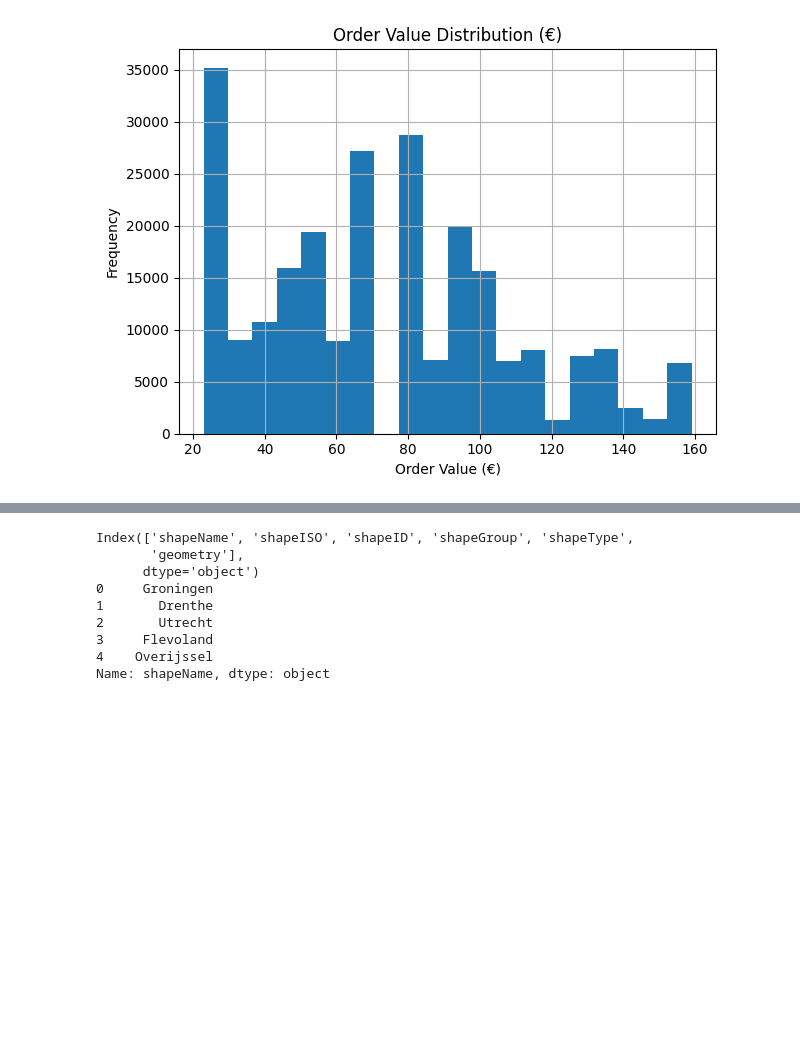
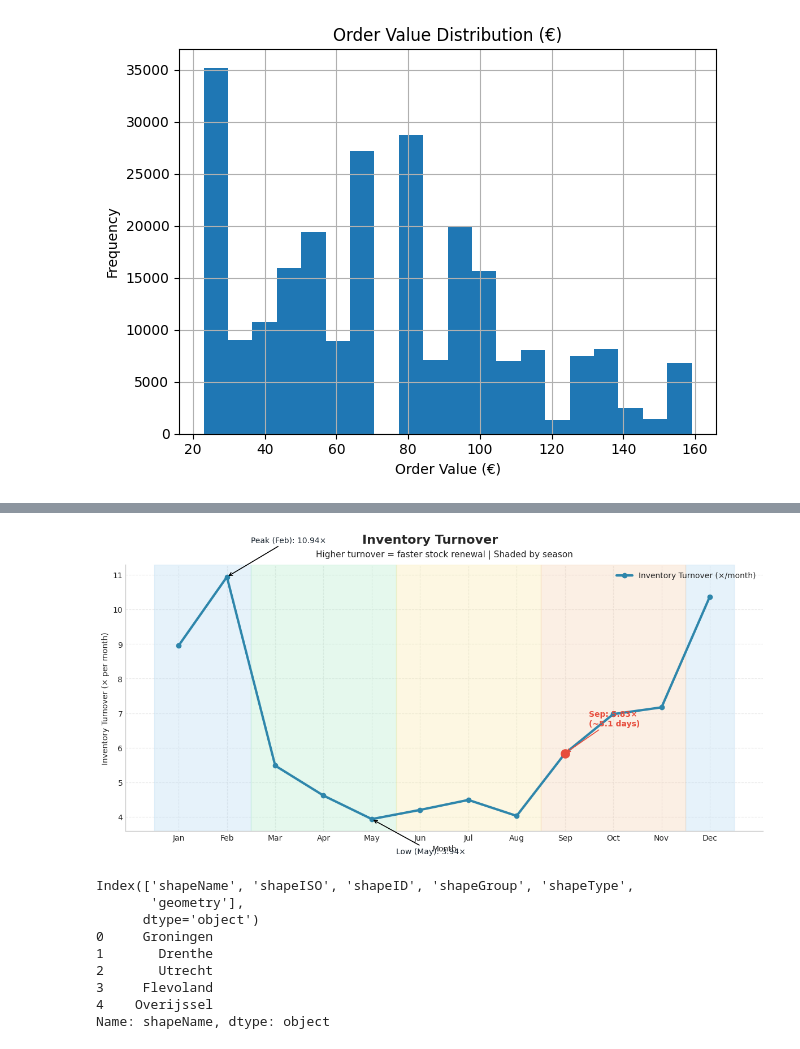
Before and after one commit to SameliaJ/storytelling-with-data, a Jupyter notebook: bean_there_done_that.ipynb, the cells around one changed output, grey strips where cells are left out. Drawn from its saved outputs; the diff is of its cells as text; code cells hidden in the pictures; blank space fills up the shorter version.

```diff
--- a/bean_there_done_that.ipynb
+++ b/bean_there_done_that.ipynb
@@ -236,3 +240,96 @@ Note: you may need to restart the kernel to use updated packages.
+# %%
+# ==============================
+# Bean There Done That – Seasonal Inventory Turnover Visualization
+# ==============================
+
+import pandas as pd
+import numpy as np
+import matplotlib.pyplot as plt
+
+# --- Assuming you already have monthly_turnover Series defined ---
+# Example: monthly_turnover = pd.Series([...], index=range(1,13))
+
+# Month labels
+month_labels = ["Jan","Feb","Mar","Apr","May","Jun","Jul","Aug","Sep","Oct","Nov","Dec"]
+
+# Define colors for each season
+season_colors = {
+    "Winter": "#AED6F1",   # light blue
+    "Spring": "#ABEBC6",   # light green
+    "Summer": "#F9E79F",   # light yellow
+    "Autumn": "#F5CBA7"    # light orange
+}
+
+# Create figure
+plt.style.use("seaborn-v0_8-whitegrid")
+fig, ax = plt.subplots(figsize=(12,6))
+
+# --- Add shaded areas for each season ---
+# Winter: Dec–Feb
+ax.axvspan(12-0.5, 12.5, color=season_colors["Winter"], alpha=0.3)
+ax.axvspan(0.5, 2.5, color=season_colors["Winter"], alpha=0.3)
+# Spring: Mar–May
+ax.axvspan(2.5, 5.5, color=season_colors["Spring"], alpha=0.3)
+# Summer: Jun–Aug
+ax.axvspan(5.5, 8.5, color=season_colors["Summer"], alpha=0.3)
+# Autumn: Sep–Nov
+ax.axvspan(8.5, 11.5, color=season_colors["Autumn"], alpha=0.3)
+
+# --- Plot main line ---
+ax.plot(monthly_turnover.index, monthly_turnover.values, marker="o", linewidth=3, color="#2E86AB", label="Inventory Turnover (×/month)")
+
+
+# --- Annotate key points ---
+# Peak and Low
+max_month = monthly_turnover.idxmax()
+min_month = monthly_turnover.idxmin()
+ax.annotate(f"Peak ({month_labels[max_month-1]}): {monthly_turnover[max_month]:.2f}×",
+             xy=(max_month, monthly_turnover[max_month]),
+             xytext=(max_month+0.5, monthly_turnover[max_month]+1),
+             arrowprops=dict(arrowstyle="->", lw=1.2),
+             fontsize=10, color="#1B2631")
+ax.annotate(f"Low ({month_labels[min_month-1]}): {monthly_turnover[min_month]:.2f}×",
+             xy=(min_month, monthly_turnover[min_month]),
+             xytext=(min_month+0.5, monthly_turnover[min_month]-1),
+             arrowprops=dict(arrowstyle="->", lw=1.2),
+             fontsize=10, color="#1B2631")
+
+# Highlight September
+if 9 in monthly_turnover.index:
+    ax.scatter(9, monthly_turnover.loc[9], s=120, color="#E74C3C", zorder=5)
+    ax.annotate(f"Sep: {monthly_turnover.loc[9]:.2f}×\n(~{30/monthly_turnover.loc[9]:.1f} days)",
+                xy=(9, monthly_turnover.loc[9]),
+                xytext=(9.5, monthly_turnover.loc[9]+0.8),
+                arrowprops=dict(arrowstyle="->", lw=1.2, color="#E74C3C"),
+                fontsize=10, fontweight="bold", color="#E74C3C")
+
+# --- Titles and labels ---
+fig.suptitle("Inventory Turnover ", fontsize=16, fontweight="bold", y=0.97)
+ax.set_title("Higher turnover = faster stock renewal | Shaded by season", fontsize=11, pad=10)
+ax.set_xlabel("Month")
+ax.set_ylabel("Inventory Turnover (× per month)")
+ax.set_xticks(range(1,13))
+ax.set_xticklabels(month_labels)
+
+# --- Style & legend ---
+ax.spines["top"].set_visible(False)
+ax.spines["right"].set_visible(False)
+ax.grid(True, linestyle="--", alpha=0.4)
+
+# Legend (custom order)
+handles, labels = ax.get_legend_handles_labels()
+ax.legend(handles, labels, loc="upper right", frameon=False)
+
+# Adjust layout
+plt.tight_layout()
+plt.subplots_adjust(top=0.88)
+
+# Save output image
+out_path = "BTDT_turnover_by_season.png"
+plt.savefig(out_path, dpi=200, bbox_inches="tight")
+plt.show()
+# %% [output]
+[figure, added]
 # %%
 import geopandas as gpd
 import matplotlib.pyplot as plt
```
Also changed, not shown: parts of 5 cells of this notebook, 2 other files.
